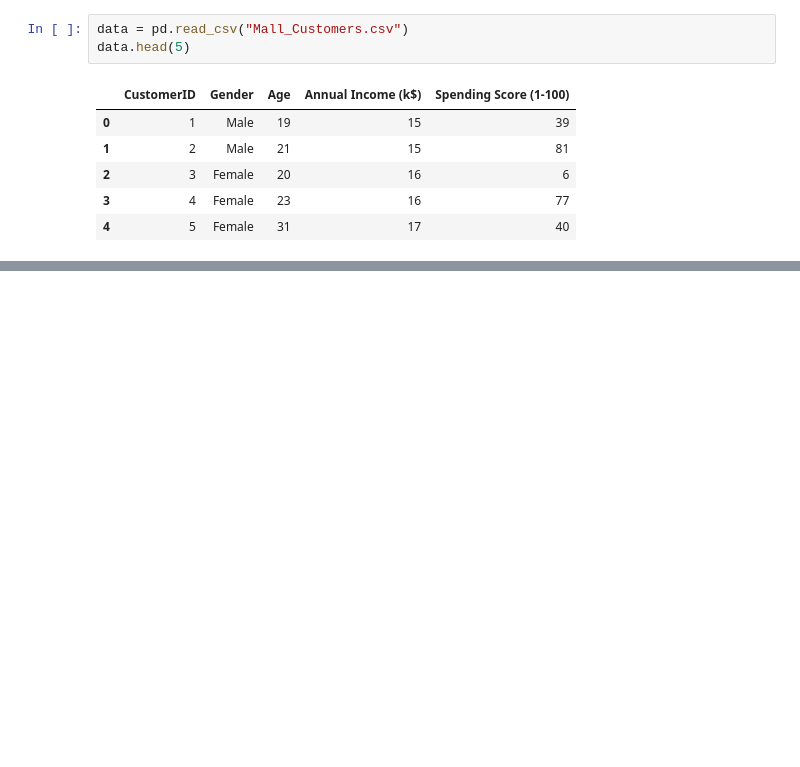
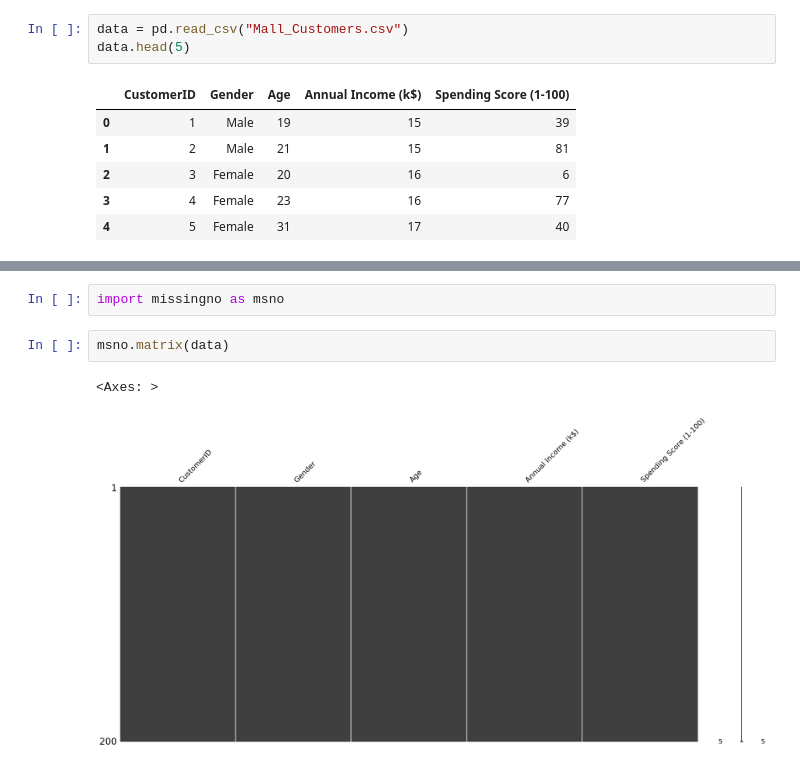
Before and after one commit to RajeevDash007/customer_segmentation_K-Means, a Jupyter notebook: code.ipynb, the cells around one changed output, grey strips where cells are left out. Saved outputs shown, nothing was run; the diff lists cells and outputs as text; blank space fills up the shorter version.

```diff
--- a/code.ipynb
+++ b/code.ipynb
@@ -15,0 +56,7 @@ data.head(5)
+# %%
+import missingno as msno
+# %%
+msno.matrix(data)
+# %% [output]
+<Axes: >
+[figure, added]
```
Also changed, not shown: parts of 4 cells of this notebook.
